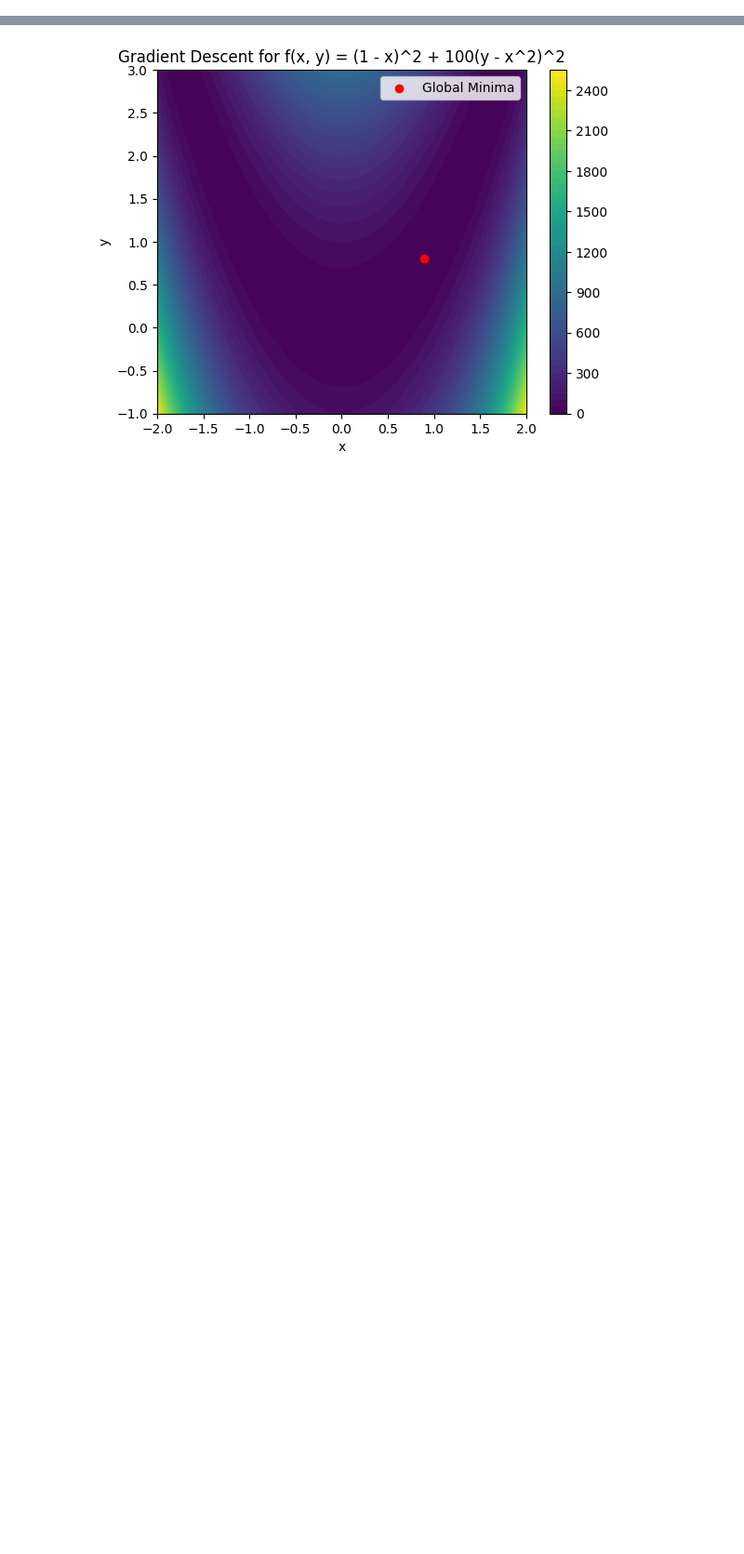
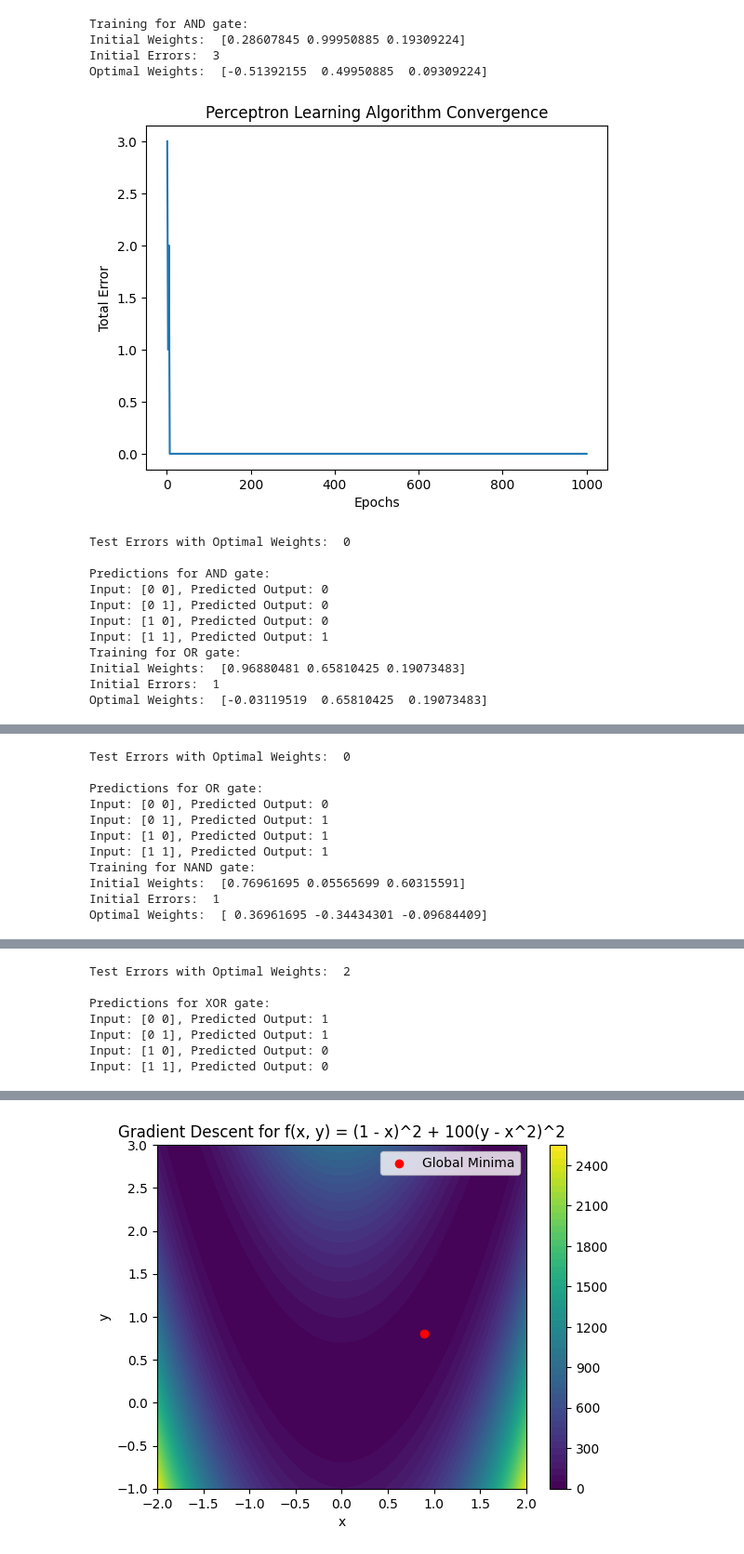
Before and after one commit to SundharessB/Deep-Learning, a Jupyter notebook: 2348564_LAB_Exercise_–_1.ipynb, the cells around one changed output, grey strips where cells are left out. Shown at 93% size. Drawn from its saved outputs; the diff is of its cells as text; code cells hidden in the pictures; blank space fills up the shorter version.

```diff
--- a/2348564_LAB_Exercise_–_1.ipynb
+++ b/2348564_LAB_Exercise_–_1.ipynb
@@ -271,0 +8,3 @@ Number of iterations to find the global minima: 2663
+# %%
+def initialize_weights():
+  return np.random.rand(3)
@@ -271,0 +38,4 @@ Number of iterations to find the global minima: 2663
+# %%
+def perceptron(input,weights):
+  summation = np.dot(input,weights)
+  return step(summation)
@@ -271,0 +57,53 @@ Number of iterations to find the global minima: 2663
+# %%
+def plot_errors(errors):
+  plt.plot(range(1,len(errors)+1),errors)
+  plt.xlabel('Epochs')
+  plt.ylabel('Total Error')
+  plt.title("Perceptron Learning Algorithm Convergence")
+  plt.show()
+# %%
+def trainTestPerceptron(gate):
+  weights = initialize_weights()
+  inputs = generate_inputs(gate)
+  targets = target_outputs(gate)
+
+  print(f"Training for {gate} gate:")
+  print("Initial Weights: ",weights)
+
+  initial_errors = sum(abs(targets-perceptron(inputs,weights)))
+  print("Initial Errors: ",initial_errors)
+
+  optimal_weights, errors = perceptron_learning(inputs,targets,weights)
+  print("Optimal Weights: ", optimal_weights)
+
+  plot_errors(errors)
+
+  test_errors = sum(abs(targets-perceptron(inputs,optimal_weights)))
+  print("Test Errors with Optimal Weights: ",test_errors)
+
+  print("\nPredictions for", gate, "gate:")
+  for input_vector in inputs:
+      prediction = perceptron(input_vector, optimal_weights)
+      print(f"Input: {input_vector[1:]}, Predicted Output: {prediction}")
+# %%
+trainTestPerceptron('AND')
+trainTestPerceptron('OR')
+trainTestPerceptron('NAND')
+trainTestPerceptron('XOR')
+# %% [output]
+Training for AND gate:
+Initial Weights:  [0.28607845 0.99950885 0.19309224]
+Initial Errors:  3
+Optimal Weights:  [-0.51392155  0.49950885  0.09309224]
+[figure, added]
+Test Errors with Optimal Weights:  0
+
+Predictions for AND gate:
+Input: [0 0], Predicted Output: 0
+Input: [0 1], Predicted Output: 0
+Input: [1 0], Predicted Output: 0
+Input: [1 1], Predicted Output: 1
+Training for OR gate:
+Initial Weights:  [0.96880481 0.65810425 0.19073483]
+Initial Errors:  1
+Optimal Weights:  [-0.03119519  0.65810425  0.19073483]
@@ -271,0 +111,11 @@ Number of iterations to find the global minima: 2663
+Test Errors with Optimal Weights:  0
+
+Predictions for OR gate:
+Input: [0 0], Predicted Output: 0
+Input: [0 1], Predicted Output: 1
+Input: [1 0], Predicted Output: 1
+Input: [1 1], Predicted Output: 1
+Training for NAND gate:
+Initial Weights:  [0.76961695 0.05565699 0.60315591]
+Initial Errors:  1
+Optimal Weights:  [ 0.36961695 -0.34434301 -0.09684409]
@@ -271,0 +135,7 @@ Number of iterations to find the global minima: 2663
+Test Errors with Optimal Weights:  2
+
+Predictions for XOR gate:
+Input: [0 0], Predicted Output: 1
+Input: [0 1], Predicted Output: 1
+Input: [1 0], Predicted Output: 0
+Input: [1 1], Predicted Output: 0
```
Also changed, not shown: parts of 22 cells of this notebook.
